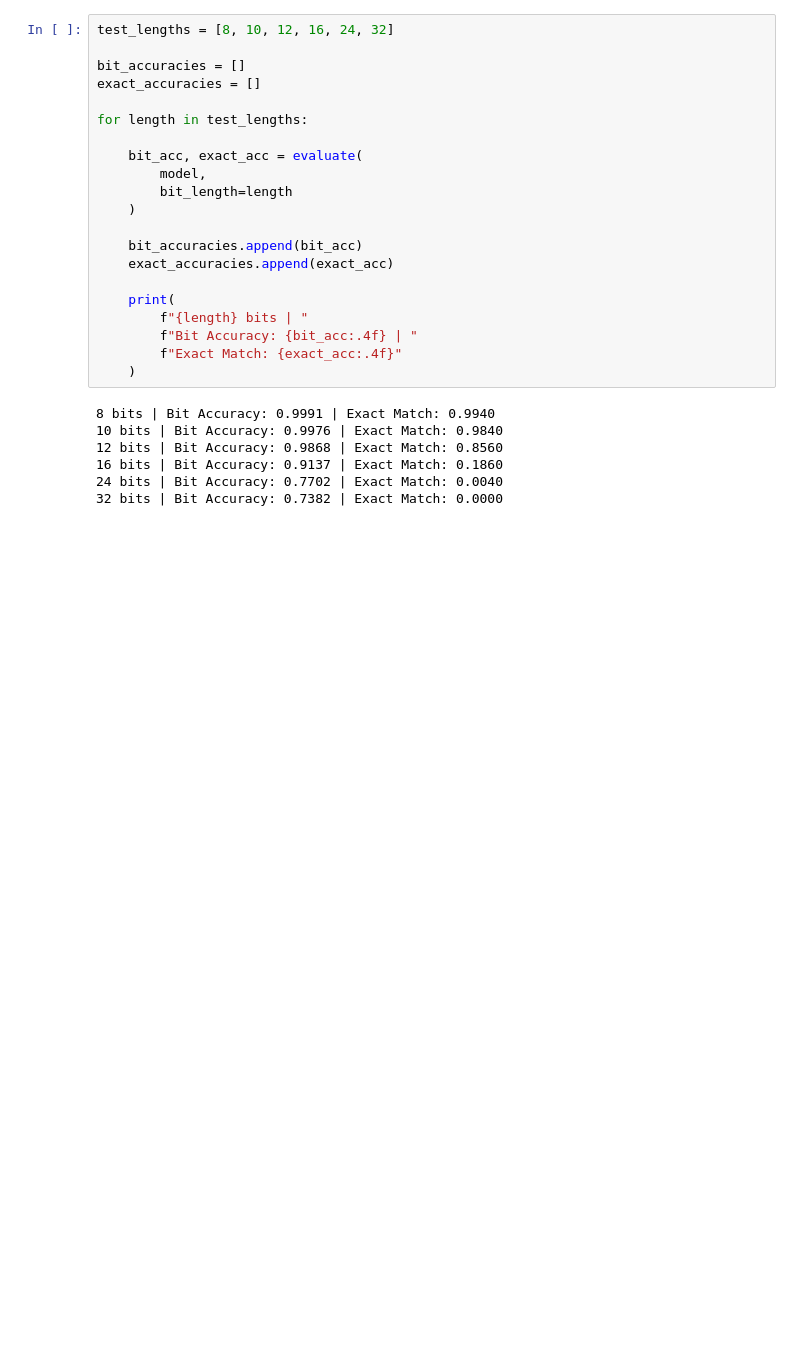
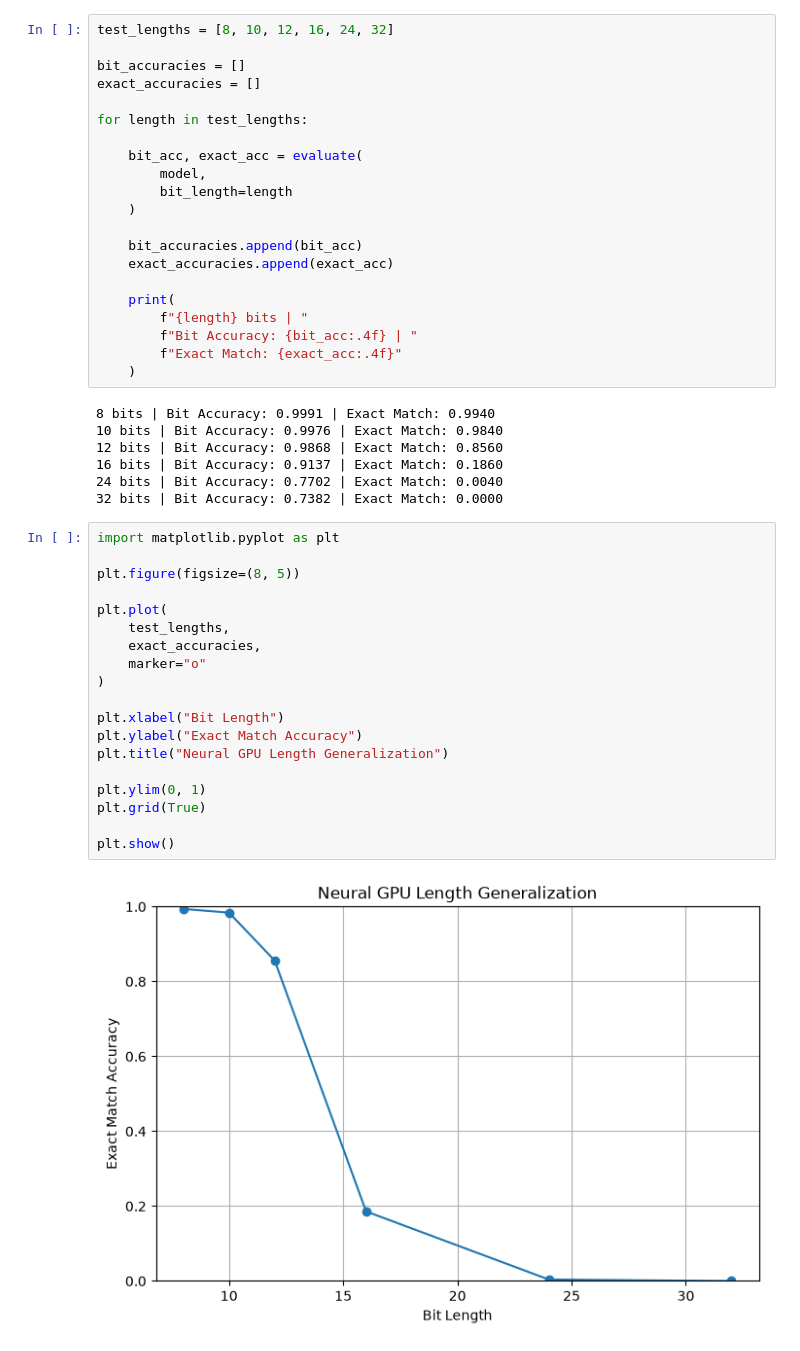
Before and after one commit to chadiboudaher/10000-hours-ml, a Jupyter notebook: experiments/neural-gpus/neural-gpu.ipynb, the cells around one changed output. Cells and saved outputs as stored; diff of their text form; blank space fills up the shorter version.

Commit message:
feat: Plot neural GPU length generalization & Bit accuracy comapred to length

```diff
--- a/experiments/neural-gpus/neural-gpu.ipynb
+++ b/experiments/neural-gpus/neural-gpu.ipynb
@@ -602,3 +602,24 @@ for length in test_lengths:
 16 bits | Bit Accuracy: 0.9137 | Exact Match: 0.1860
 24 bits | Bit Accuracy: 0.7702 | Exact Match: 0.0040
 32 bits | Bit Accuracy: 0.7382 | Exact Match: 0.0000
+# %%
+import matplotlib.pyplot as plt
+
+plt.figure(figsize=(8, 5))
+
+plt.plot(
+    test_lengths,
+    exact_accuracies,
+    marker="o"
+)
+
+plt.xlabel("Bit Length")
+plt.ylabel("Exact Match Accuracy")
+plt.title("Neural GPU Length Generalization")
+
+plt.ylim(0, 1)
+plt.grid(True)
+
+plt.show()
+# %% [output]
+[figure, added]
```
Also changed, not shown: parts of 1 cell of this notebook.
